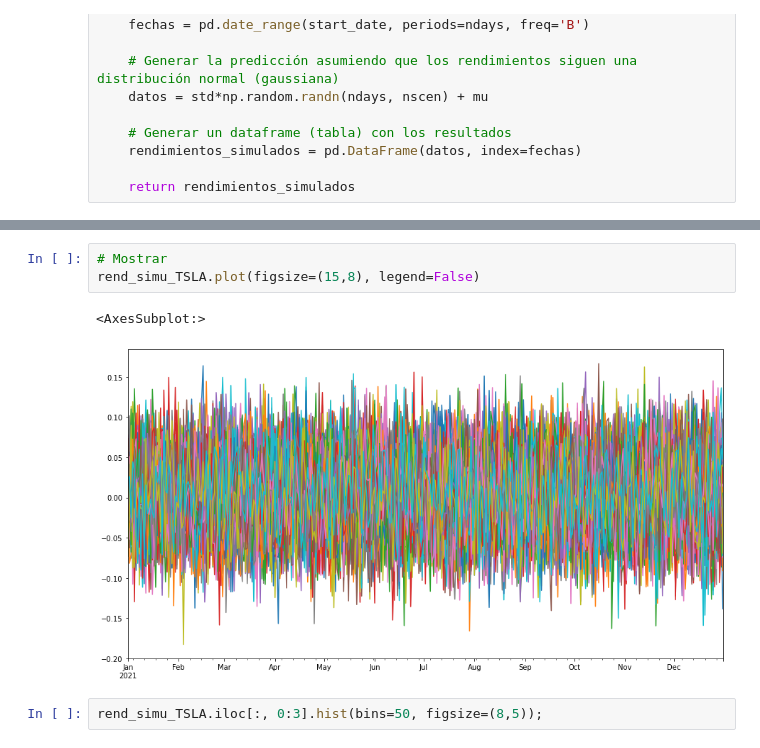
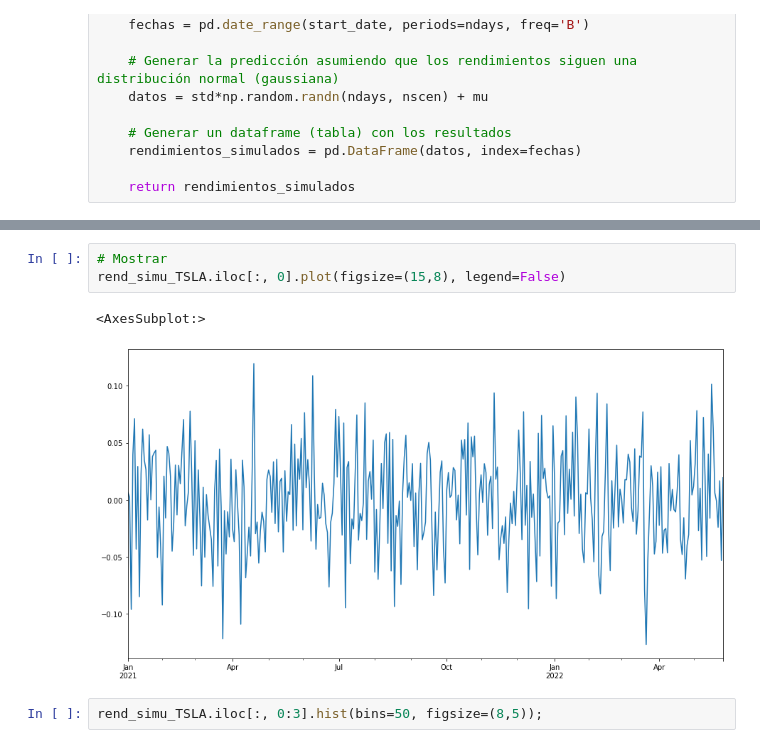
Before and after one commit to kodharius/SimMat-2022-2, a Jupyter notebook: Modulo 2/Clase13_ProbabilidadPrecioUmbral .ipynb, the cells around one changed output, grey strips where cells are left out. Cells and saved outputs as stored; diff of their text form.

```diff
--- a/Modulo 2/Clase13_ProbabilidadPrecioUmbral .ipynb
+++ b/Modulo 2/Clase13_ProbabilidadPrecioUmbral .ipynb
@@ -152,10 +183,10 @@ rend_simu_TSLA
 365 rows × 100 columns
 # %%
 # Mostrar
-rend_simu_TSLA.plot(figsize=(15,8), legend=False)
+rend_simu_TSLA.iloc[:, 0].plot(figsize=(15,8), legend=False)
 # %% [output]
 <AxesSubplot:>
-[figure, old version]
+[figure, new version]
 # %%
 rend_simu_TSLA.iloc[:, 0:3].hist(bins=50, figsize=(8,5));
 # %% [output]
```
Also changed, not shown: parts of 10 cells of this notebook, 1 other file.
